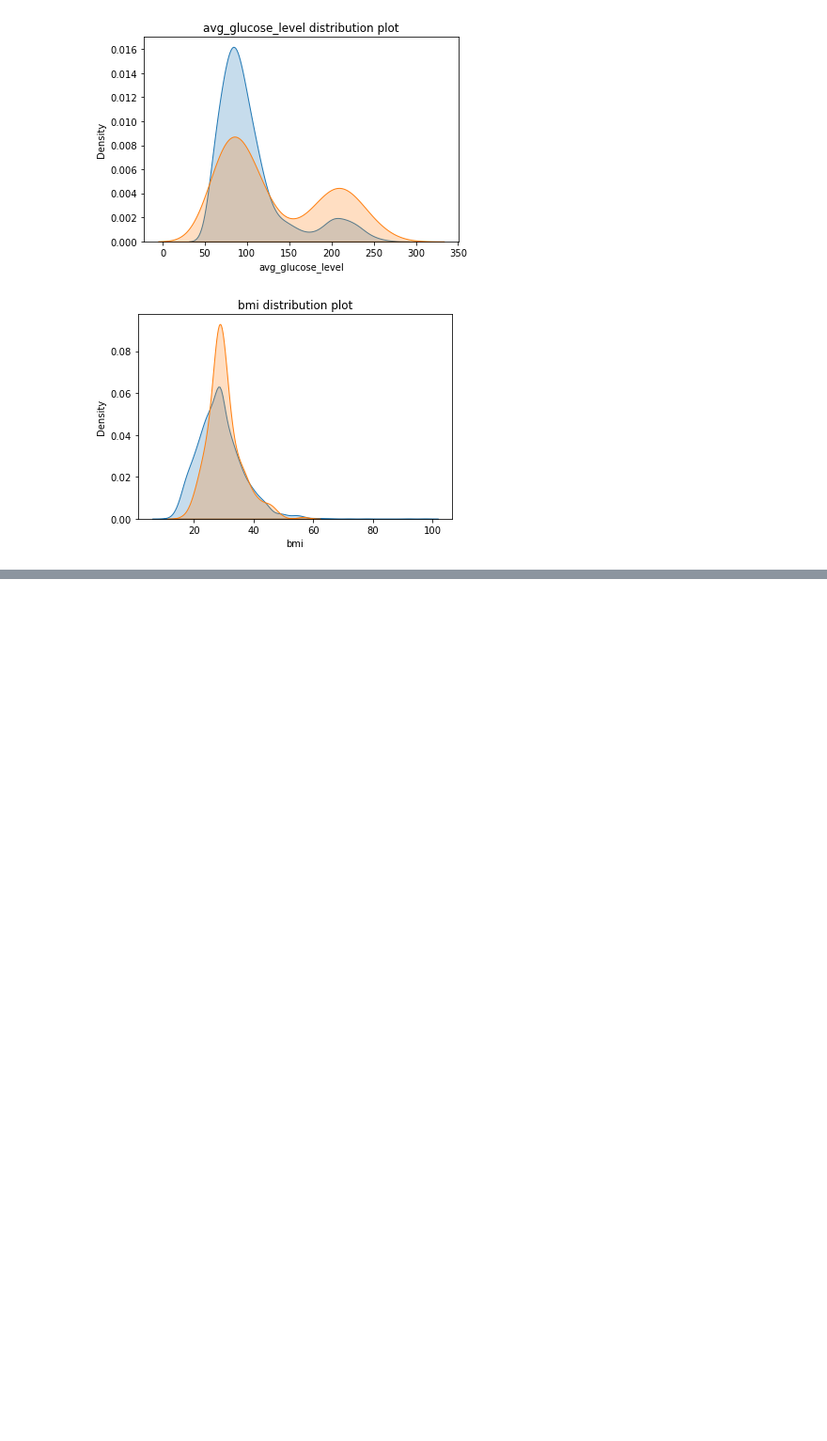
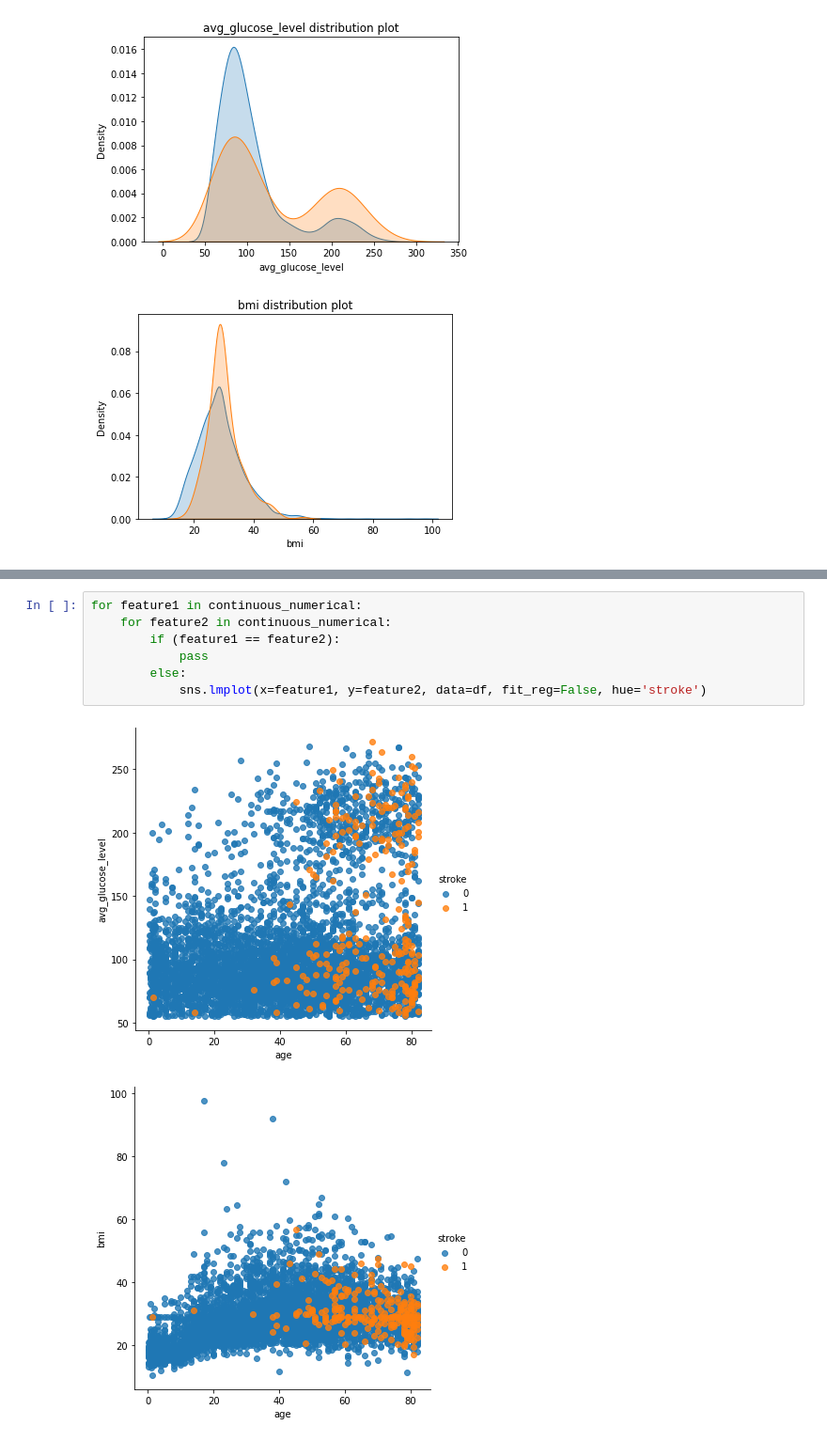
Before and after one commit to SophiaBouchama/stroke-prediction-portfolio, a Jupyter notebook: Stroke-Project.ipynb, the cells around one changed output, grey strips where cells are left out. Shown at 94% size. Drawn from its saved outputs; the diff is of its cells as text; blank space fills up the shorter version.

```diff
--- a/Stroke-Project.ipynb
+++ b/Stroke-Project.ipynb
@@ -497,0 +523,10 @@ df_encoded = pd.get_dummies(df[binary])
+# %%
+for feature1 in continuous_numerical:
+    for feature2 in continuous_numerical:
+        if (feature1 == feature2):
+            pass
+        else:
+            sns.lmplot(x=feature1, y=feature2, data=df, fit_reg=False, hue='stroke')
+# %% [output]
+[figure, added]
+[figure, added]
```
Also changed, not shown: parts of 6 cells of this notebook.
